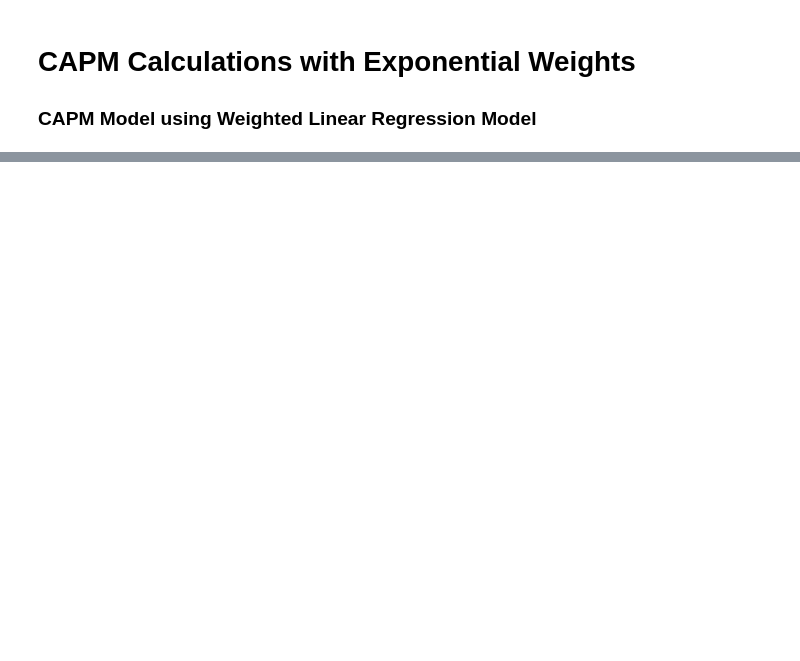
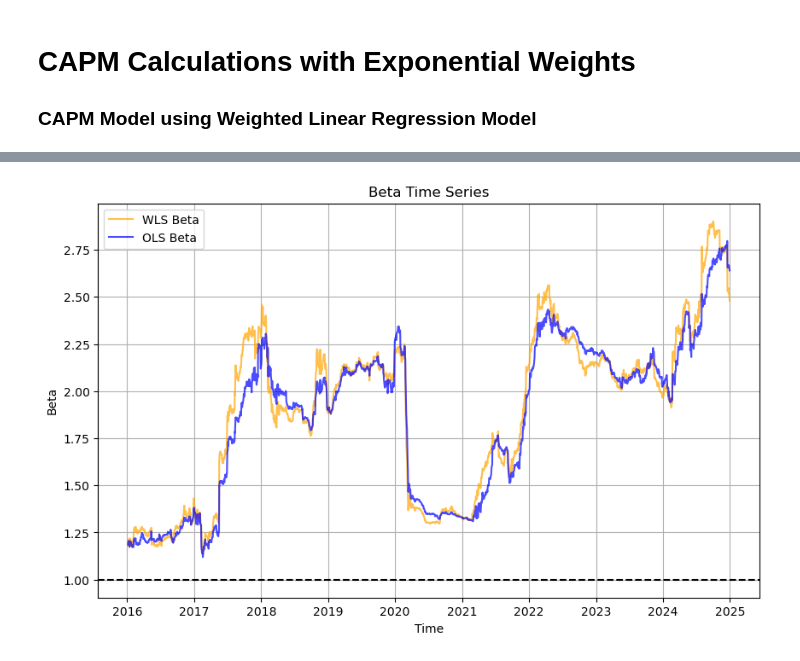
Before and after one commit to dan-the-quant/DTQ-Portfolio_Management_Course, a Jupyter notebook: Module 4 - CAPM/Module4.2.ipynb, the cells around one changed output, grey strips where cells are left out. Drawn from its saved outputs; the diff is of its cells as text; code cells hidden in the pictures; blank space fills up the shorter version.

```diff
--- a/Module 4 - CAPM/Module4.2.ipynb
+++ b/Module 4 - CAPM/Module4.2.ipynb
@@ -130,8 +139,10 @@ rfr
 # %%
-# Get the important data for the S&P500
+# Benchmark Data
+data_sp500 = import_daily_financial_data(
+    ticker='^GSPC',
+    start_date='2015-01-01',
+    end_date='2025-01-01',
+    returns=True
+)
 
-sp500 = pd.read_csv(r"..\additional_data\sp500.csv")
-sp500 = sp500.set_index('Date')
-sp500.index = pd.to_datetime(sp500.index)
-
-sp500
+data_sp500
@@ -139,6 +166,11 @@ sp500
 # Stock Data
 ticker = 'NVDA'
 
-df_stock = import_financial_data(ticker)
+df_stock = import_daily_financial_data(
+        ticker=ticker,
+        start_date='2015-01-01',
+        end_date='2025-01-01',
+        returns=True
+    )
 
 df_stock
@@ -146,8 +194,8 @@ df_stock
 # Calculate the Betas using WLS
 
 betas_wls = rolling_capm_regression(
-    df_stock['adj_close'],
-    sp500['sp_500'],
+    df_stock['returns'],
+    data_sp500['returns'],
     rfr['risk_free_rate'],
     WLS = True
 )
@@ -157,8 +220,8 @@ betas_wls
 # Calculate the Betas using OLS
 
 betas_ols = rolling_capm_regression(
-    df_stock['adj_close'],
-    sp500['sp_500'],
+    df_stock['returns'],
+    data_sp500['returns'],
     rfr['risk_free_rate'],
     WLS = False,
 )
@@ -167,18 +245,20 @@ betas_ols
 # %%
 # Create Plot
-
 plt.figure(figsize=(10, 6))
 plt.plot(betas_wls['beta'], label='WLS Beta', color='orange', alpha=0.7)
 plt.plot(betas_ols['beta'], label='OLS Beta', color='blue', alpha=0.7)
 plt.axhline(y=1, color='black', linestyle='dashed')
 
 # Config
 plt.title('Beta Time Series')
 plt.xlabel('Time')
 plt.ylabel('Beta')
 plt.legend()
 
 # Show
+plt.grid()
 plt.show()
+# %% [output]
+[figure, added]
 # %%
 # Create Plot
```
Also changed, not shown: parts of 14 cells of this notebook, 26 other files.
